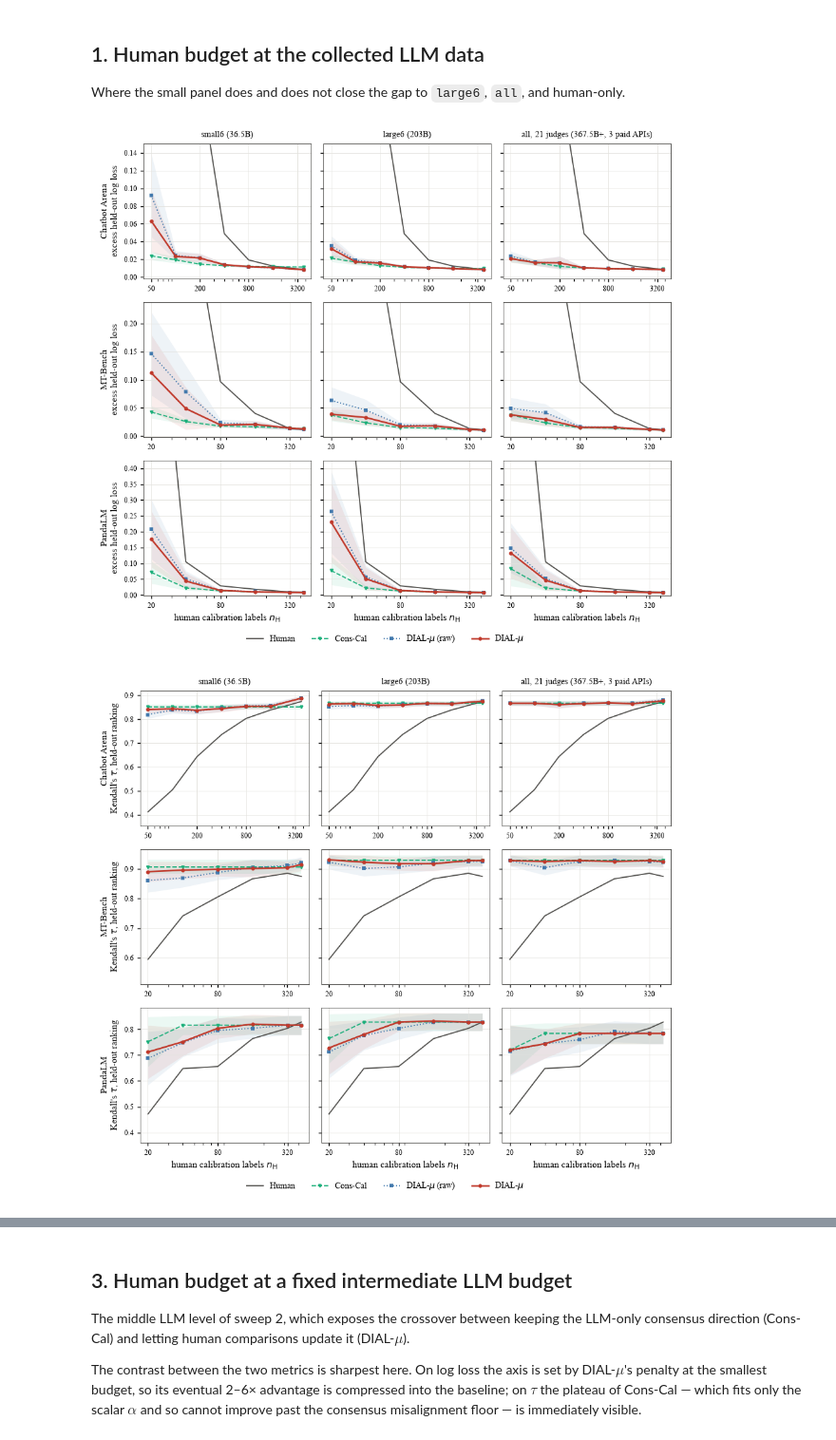
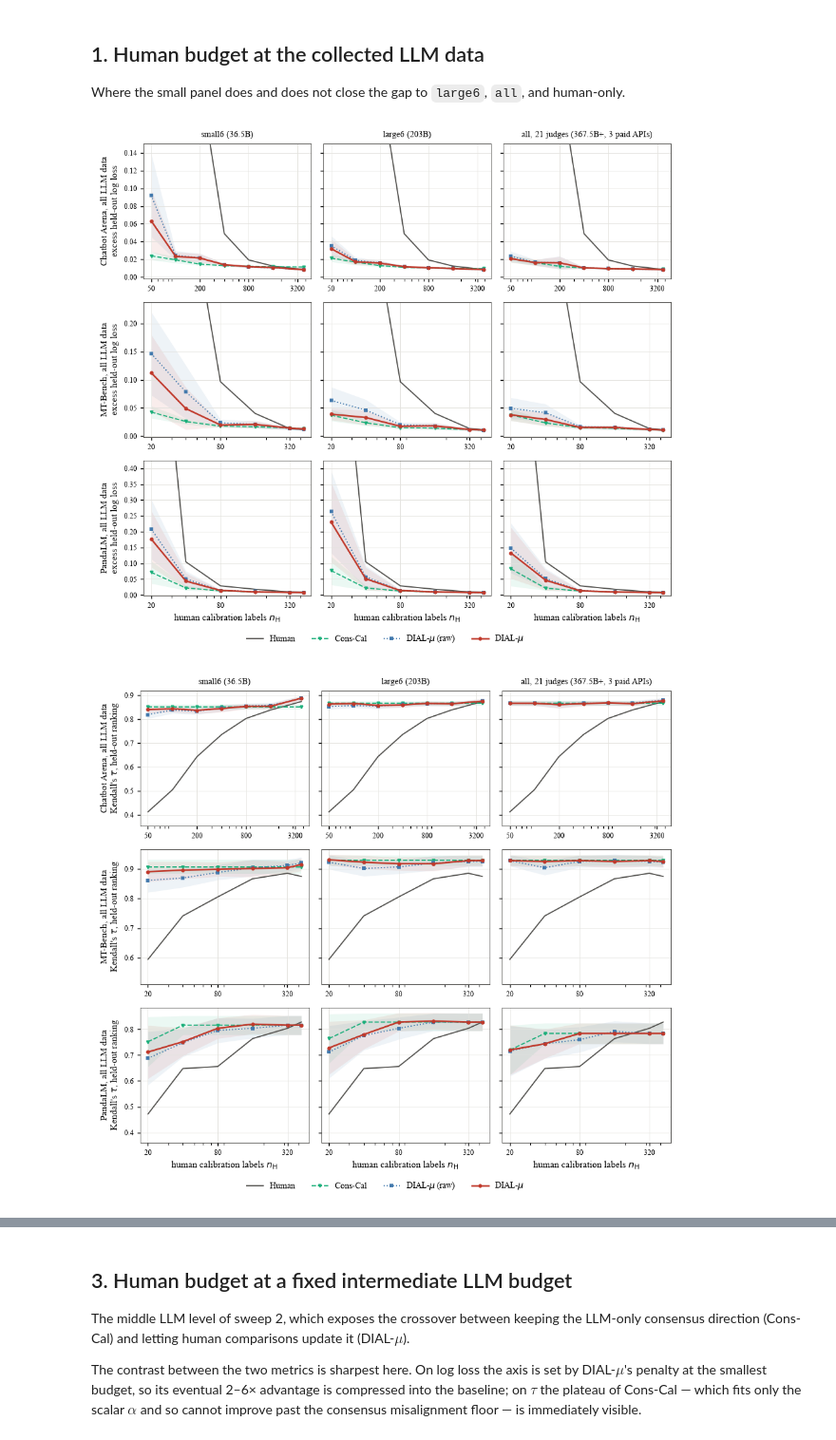
Before and after one commit to JinHongDu-Lab/DIAL, a Jupyter notebook: notebooks/3_panel_budget.ipynb, the cells around one changed output, grey strips where cells are left out. Shown at 95% size. Cells and saved outputs as stored; diff of their text form; code cells hidden in the pictures.

```diff
--- a/notebooks/3_panel_budget.ipynb
+++ b/notebooks/3_panel_budget.ipynb
@@ -73,10 +73,10 @@ Where the small panel does and does not close the gap to `large6`, `all`, and hu
 # %%
 for metric in ("excess", "tau"):
     LABEL = METRIC[metric]["label"]
     show(summary[summary.sweep == "budget"], "fig_small_panel", metric,
-         x_column="n_H", ylabel=lambda ds, _l=LABEL: f"{DATASET_LABEL[ds]}\n{_l}",
+         x_column="n_H", ylabel=lambda ds, _l=LABEL: f"{DATASET_LABEL[ds]}, all LLM data\n{_l}",
          xlabel=r"human calibration labels $n_{\mathrm{H}}$", methods=METHODS)
 # %% [output]
-[figure, old version]
+[figure, new version]
-[figure, old version]
+[figure, new version]
 # %% [markdown]
```
Also changed, not shown: parts of 5 cells of this notebook, 15 other files.
